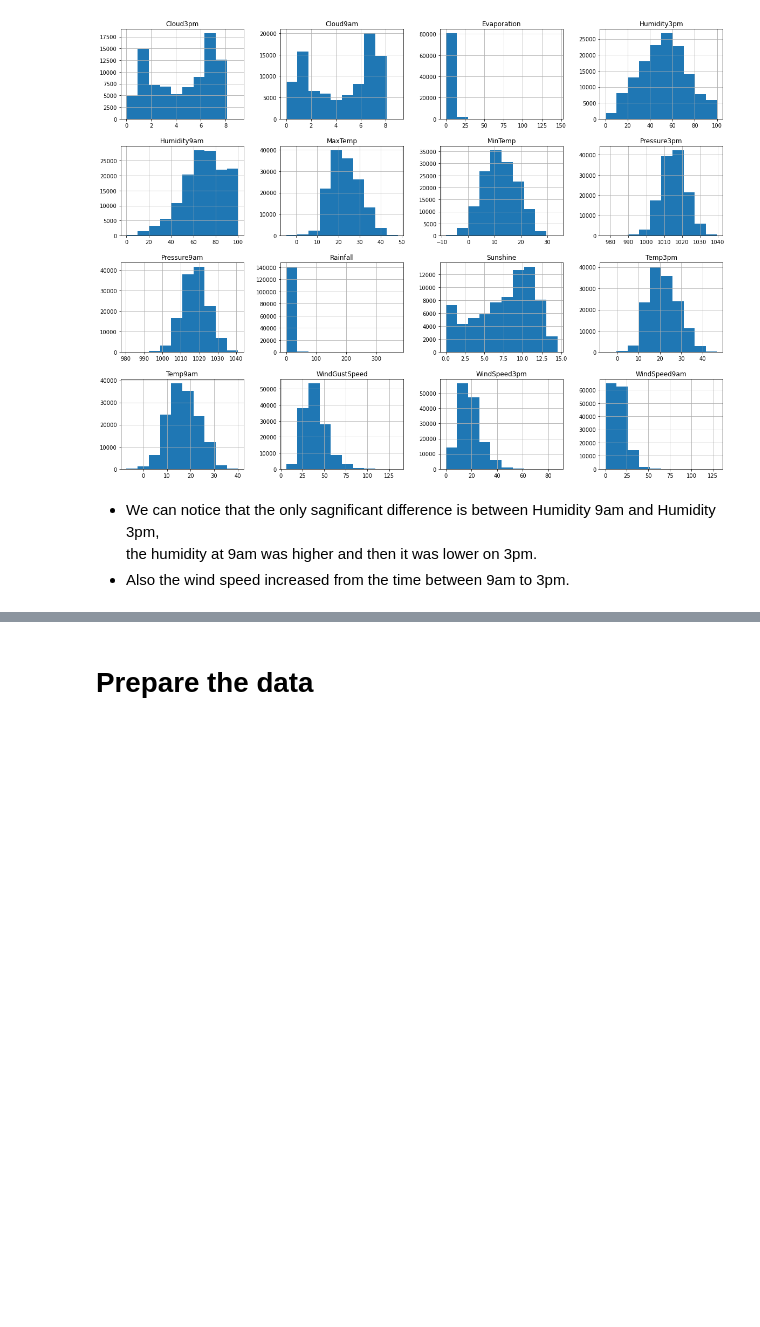
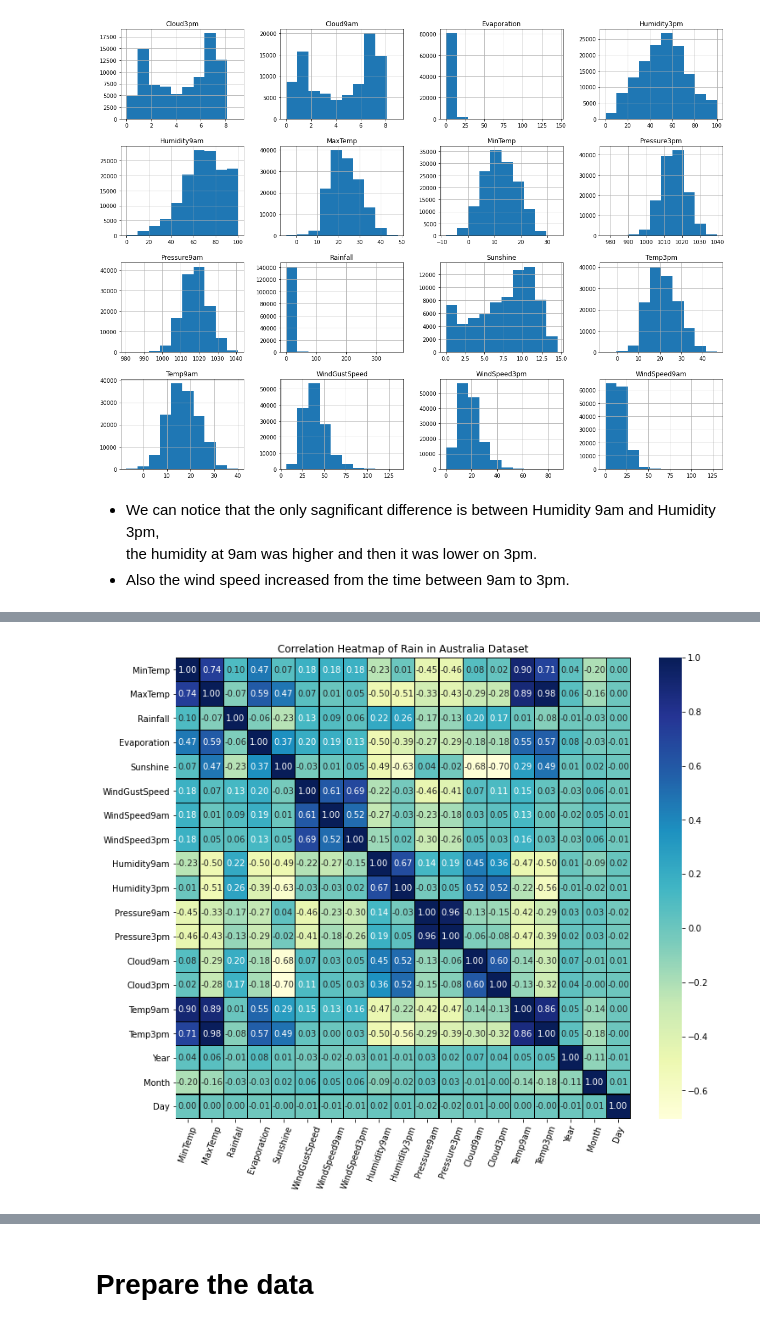
Before and after one commit to idobar1403/FinalProjectSemA, a Jupyter notebook: Untitled1.ipynb, the cells around one changed output, grey strips where cells are left out. Saved outputs shown, nothing was run; the diff lists cells and outputs as text; code cells hidden in the pictures; blank space fills up the shorter version.

```diff
--- a/Untitled1.ipynb
+++ b/Untitled1.ipynb
@@ -280,0 +240,9 @@ corr_matrix
+# %%
+plt.figure(figsize=(12,10))
+plt.title('Correlation Heatmap of Rain in Australia Dataset')
+ax = sns.heatmap(df00.corr(), square=False, annot=True, fmt='.2f', linecolor='black',linewidths=.2,cmap="YlGnBu")
+ax.set_xticklabels(ax.get_xticklabels(), rotation=70)
+ax.set_yticklabels(ax.get_yticklabels(), rotation=0)
+plt.show()
+# %% [output]
+[figure, added]
```
Also changed, not shown: parts of 29 cells of this notebook.
